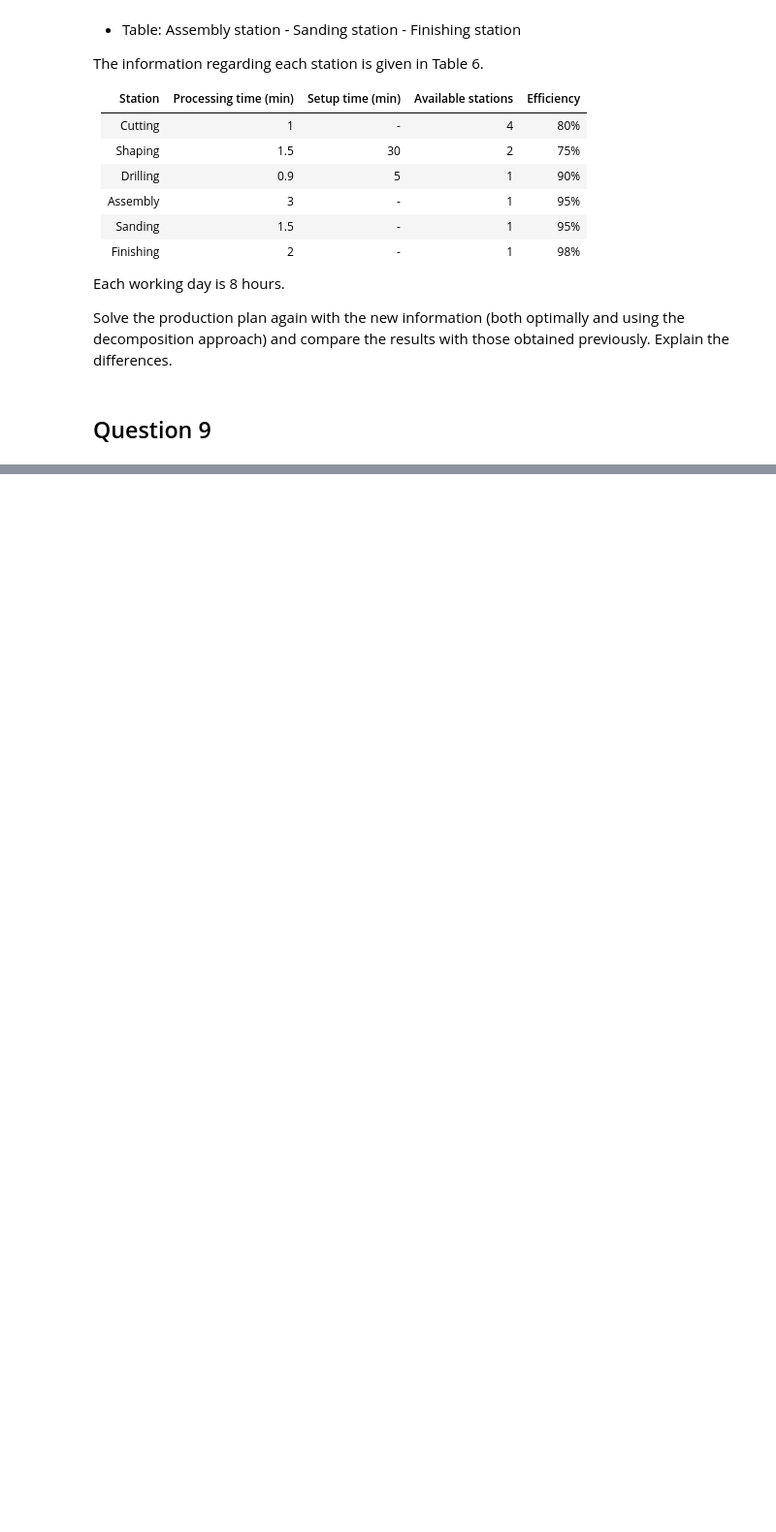
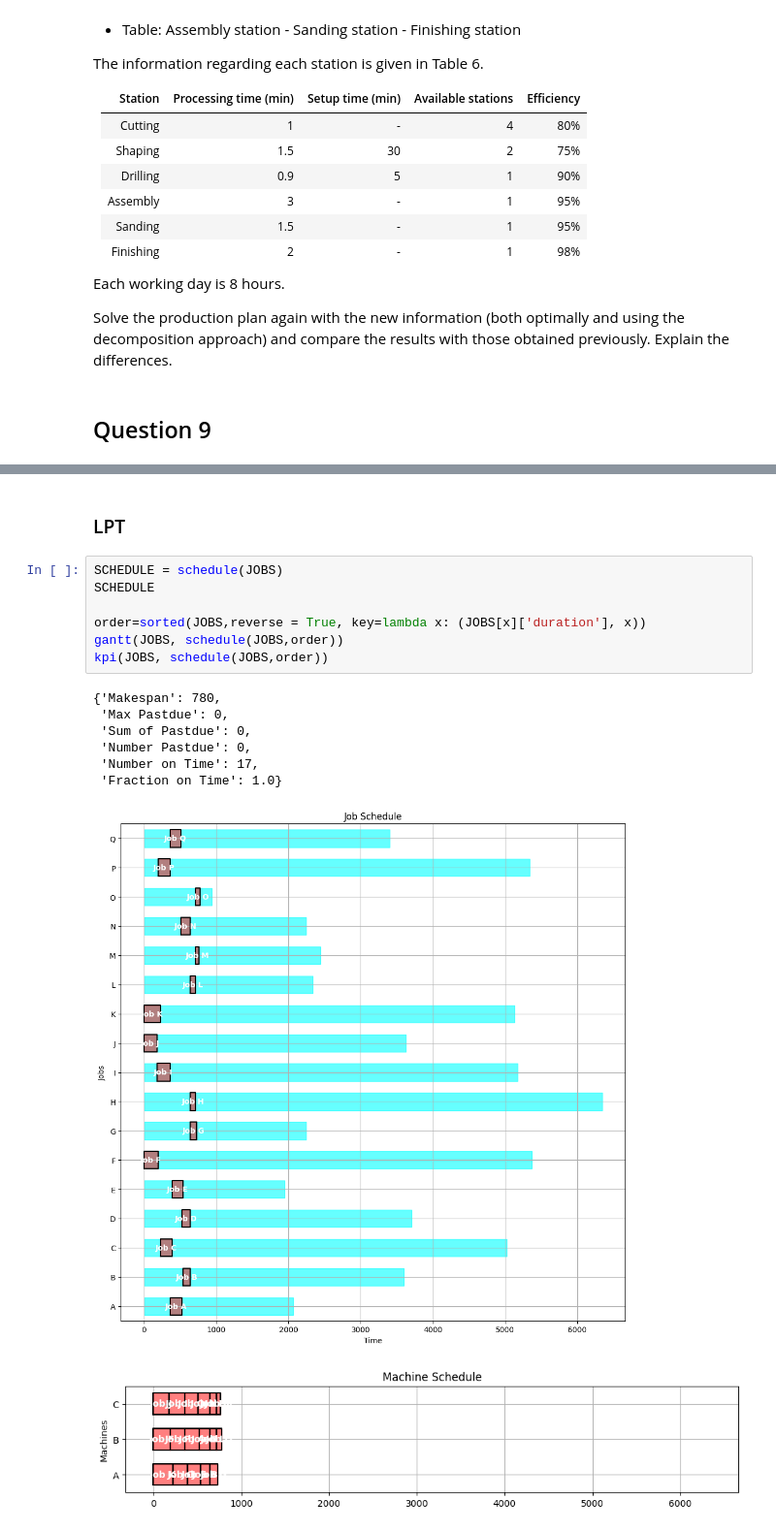
Before and after one commit to Ualh/operation_management, a Jupyter notebook: group7.ipynb, the cells around one changed output, grey strips where cells are left out. Shown: that part at 97% size. Cells and saved outputs as stored; diff of their text form; blank space fills up the shorter version.

```diff
--- a/group7.ipynb
+++ b/group7.ipynb
@@ -1948,0 +1963,18 @@ AttributeError: 'NoneType' object has no attribute 'keys'
+# %% [markdown]
+### LPT
+# %%
+SCHEDULE = schedule(JOBS)
+SCHEDULE
+
+order=sorted(JOBS,reverse = True, key=lambda x: (JOBS[x]['duration'], x))
+gantt(JOBS, schedule(JOBS,order))
+kpi(JOBS, schedule(JOBS,order))
+# %% [output]
+{'Makespan': 780,
+ 'Max Pastdue': 0,
+ 'Sum of Pastdue': 0,
+ 'Number Pastdue': 0,
+ 'Number on Time': 17,
+ 'Fraction on Time': 1.0}
+[figure, added]
+[figure, added]
```
Also changed, not shown: parts of 19 cells of this notebook.
